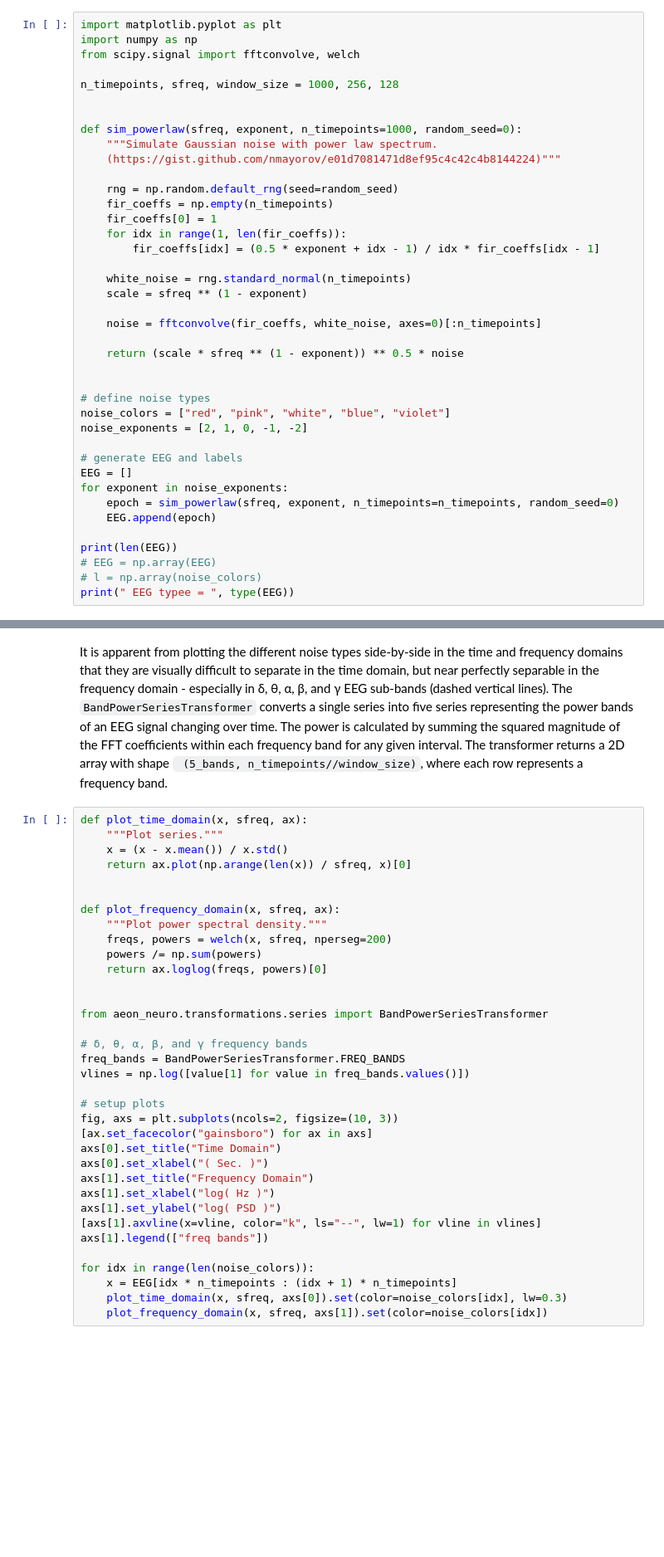
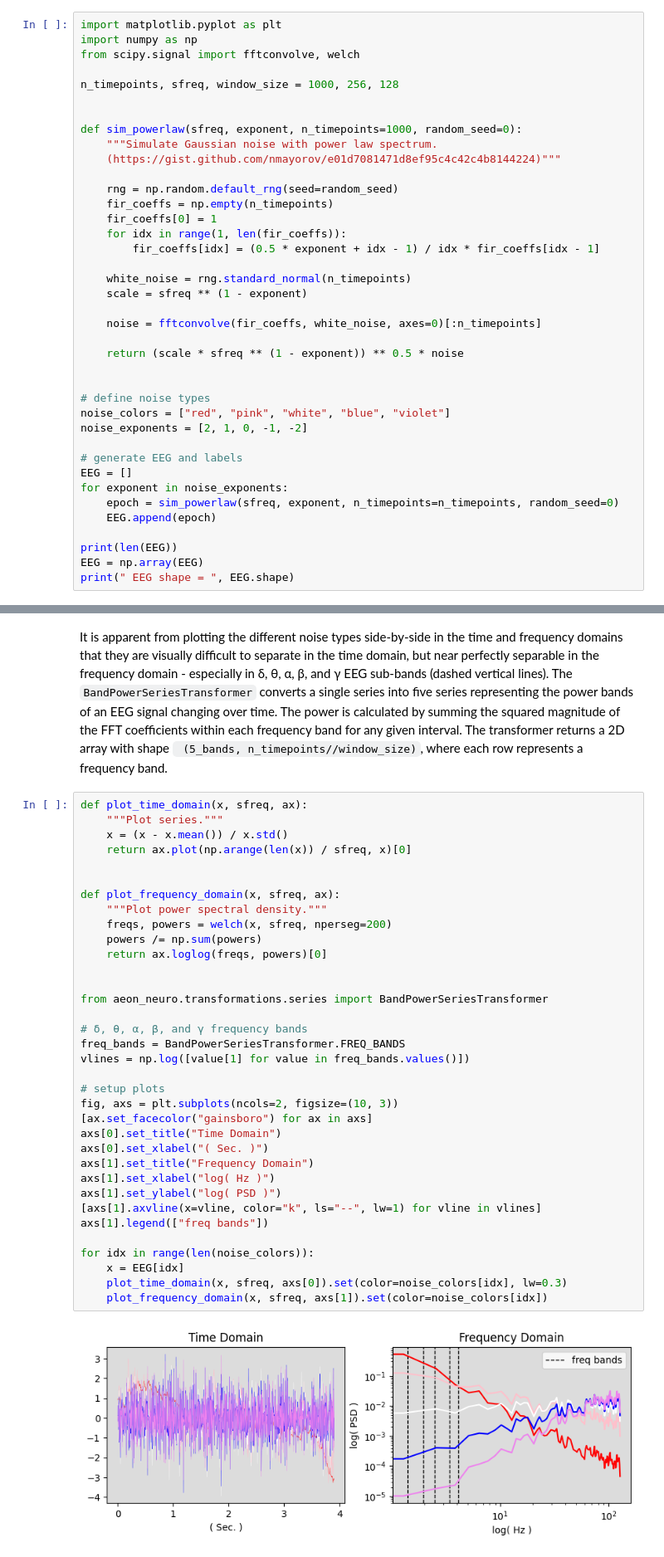
Before and after one commit to aeon-toolkit/aeon-neuro, a Jupyter notebook: examples/transformers.ipynb, the cells around one changed output, grey strips where cells are left out. Shown at 83% size. Cells and saved outputs as stored; diff of their text form; blank space fills up the shorter version.

```diff
--- a/examples/transformers.ipynb
+++ b/examples/transformers.ipynb
@@ -66,8 +69,7 @@ for exponent in noise_exponents:
     EEG.append(epoch)
 
 print(len(EEG))
-# EEG = np.array(EEG)
-# l = np.array(noise_colors)
-print(" EEG typee = ", type(EEG))
+EEG = np.array(EEG)
+print(" EEG shape = ", EEG.shape)
 # %% [output]
 5
@@ -85,31 +87,33 @@ def plot_time_domain(x, sfreq, ax):
     return ax.plot(np.arange(len(x)) / sfreq, x)[0]
 
 
 def plot_frequency_domain(x, sfreq, ax):
     """Plot power spectral density."""
     freqs, powers = welch(x, sfreq, nperseg=200)
     powers /= np.sum(powers)
     return ax.loglog(freqs, powers)[0]
 
 
 from aeon_neuro.transformations.series import BandPowerSeriesTransformer
 
 # δ, θ, α, β, and γ frequency bands
 freq_bands = BandPowerSeriesTransformer.FREQ_BANDS
 vlines = np.log([value[1] for value in freq_bands.values()])
 
 # setup plots
 fig, axs = plt.subplots(ncols=2, figsize=(10, 3))
 [ax.set_facecolor("gainsboro") for ax in axs]
 axs[0].set_title("Time Domain")
 axs[0].set_xlabel("( Sec. )")
 axs[1].set_title("Frequency Domain")
 axs[1].set_xlabel("log( Hz )")
 axs[1].set_ylabel("log( PSD )")
 [axs[1].axvline(x=vline, color="k", ls="--", lw=1) for vline in vlines]
 axs[1].legend(["freq bands"])
 
 for idx in range(len(noise_colors)):
-    x = EEG[idx * n_timepoints : (idx + 1) * n_timepoints]
+    x = EEG[idx]
     plot_time_domain(x, sfreq, axs[0]).set(color=noise_colors[idx], lw=0.3)
     plot_frequency_domain(x, sfreq, axs[1]).set(color=noise_colors[idx])
+# %% [output]
+[figure, added]
```
Also changed, not shown: parts of 8 cells of this notebook, 6 other files.
